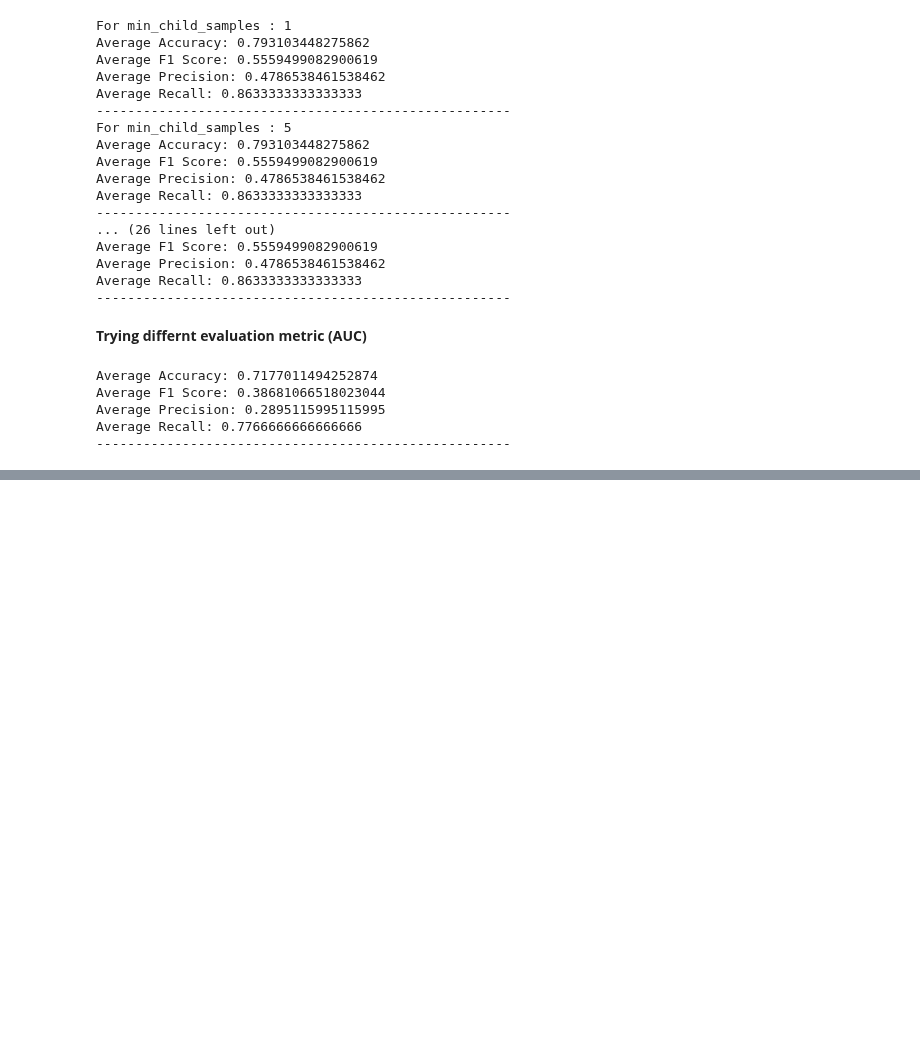
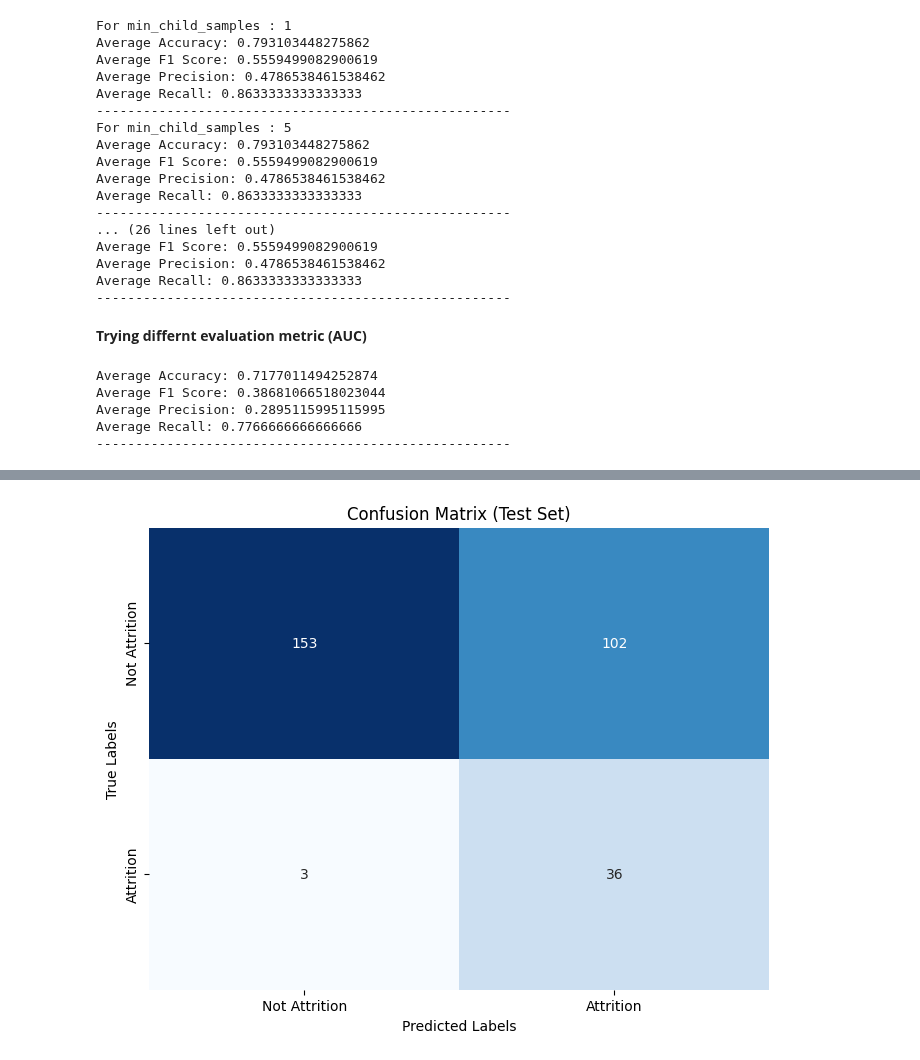
Before and after one commit to hebaashraf21/Employee_Attrition_Prediction, a Jupyter notebook: code/models/CatBoost.ipynb, the cells around one changed output, grey strips where cells are left out. Saved outputs shown, nothing was run; the diff lists cells and outputs as text; code cells hidden in the pictures; blank space fills up the shorter version.

Commit message:
Trying resampling - evaluating on the test set

```diff
--- a/code/models/CatBoost.ipynb
+++ b/code/models/CatBoost.ipynb
@@ -914,0 +921,97 @@ Average Recall: 0.7766666666666666
+# %%
+# Define CatBoost parameters
+params = {
+    'learning_rate': 0.1,               # Learning Rate
+    'n_estimators': 100,                # Number of Trees
+    'max_depth': 6,                     # Depth of Trees
+    'l2_leaf_reg': 3,                   # Regularization Parameter: L2 regularization
+    'min_child_samples': 5,             # Regularization Parameter: Minimum number of samples required to split a node
+    'subsample': 0.8,                   # Subsampling
+    'loss_function': 'Logloss',         # Objective Function
+    'eval_metric': 'Accuracy',                # Evaluation Metric
+    'border_count': 128,                 # Gradient Estimation
+    'class_weights': [1, 10]  # Adjust class weights because of unbalanced classes
+}
+
+# Initialize CatBoost classifier
+catboost_model = CatBoostClassifier(**params)
+
+# Train the model using KFold cross-validation
+accuracies = []
+precisions = []
+recalls = []
+f1_scores = []
+training_times = []
+
+for train_index, val_index in k_fold.split(x_train):
+    X_train_fold, X_val_fold = x_train.iloc[train_index], x_train.iloc[val_index]
+    y_train_fold, y_val_fold = y_train.iloc[train_index], y_train.iloc[val_index]
+
+    # Record start time
+    start_time = time.time()
+
+    # Fit the model
+    catboost_model.fit(X_train_fold, y_train_fold, eval_set=(X_val_fold, y_val_fold), verbose=False)
+
+    # Record end time
+    end_time = time.time()
+
+    # Calculate training time
+    training_time = end_time - start_time
+    training_times.append(training_time)
+
+    # Predict on validation set
+    y_pred = catboost_model.predict(X_val_fold)
+
+    # Calculate metrics
+    accuracy = accuracy_score(y_val_fold, y_pred)
+    precision = precision_score(y_val_fold, y_pred, zero_division=0)
+    recall = recall_score(y_val_fold, y_pred, zero_division=0)
+    f1 = f1_score(y_val_fold, y_pred, zero_division=0)
+
+    accuracies.append(accuracy)
+    precisions.append(precision)
+    recalls.append(recall)
+    f1_scores.append(f1)
+
+# Calculate and print average metrics
+avg_accuracy = sum(accuracies) / len(accuracies)
+avg_precision = sum(precisions) / len(precisions)
+avg_recall = sum(recalls) / len(recalls)
+avg_f1_score = sum(f1_scores) / len(f1_scores)
+
+# Calculate average training time
+avg_training_time = sum(training_times) / len(training_times)
+print("Validation Average Accuracy:", avg_accuracy)
+print("Validation Average F1 Score:", avg_f1_score)
+print("Validation Average Precision:", avg_precision)
+print("Validation Average Recall:", avg_recall)
+print('-----------------------------------------------------')
+
+
+# Predict labels for the test set
+y_pred_test = catboost_model.predict(x_test)
+
+# Calculate evaluation metrics
+accuracy_test = accuracy_score(y_test, y_pred_test)
+precision_test = precision_score(y_test, y_pred_test)
+recall_test = recall_score(y_test, y_pred_test)
+f1_score_test = f1_score(y_test, y_pred_test)
+
+# Print evaluation metrics
+print("Test Accuracy:", accuracy_test)
+print("Test F1 Score:", f1_score_test)
+print("Test Precision:", precision_test)
+print("Test Recall:", recall_test)
+
+# Plot confusion matrix
+cm = confusion_matrix(y_test, y_pred_test)
+plt.figure(figsize=(8, 6))
+sns.heatmap(cm, annot=True, fmt="d", cmap="Blues", cbar=False,
+            xticklabels=["Not Attrition", "Attrition"],
+            yticklabels=["Not Attrition", "Attrition"])
+plt.xlabel("Predicted Labels")
+plt.ylabel("True Labels")
+plt.title("Confusion Matrix (Test Set)")
+plt.show()
+# %% [output]
@@ -914,0 +1027 @@ Average Recall: 0.7766666666666666
+[figure, added]
```
Also changed, not shown: parts of 13 cells of this notebook, 8 other files.
